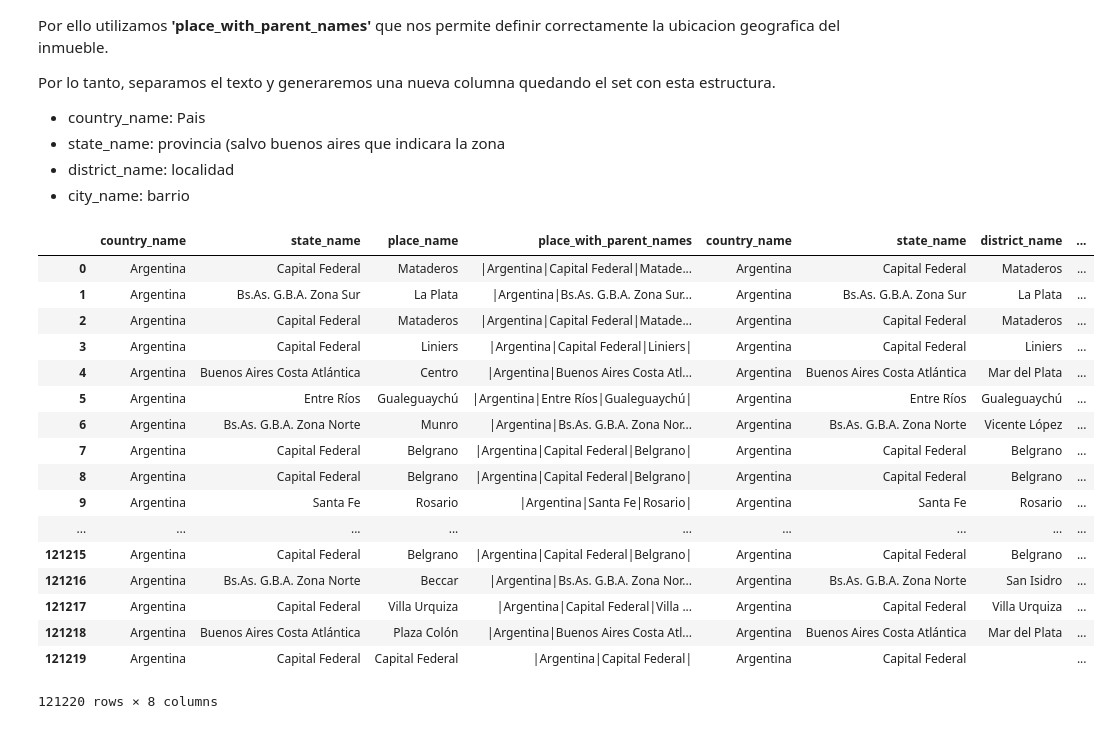
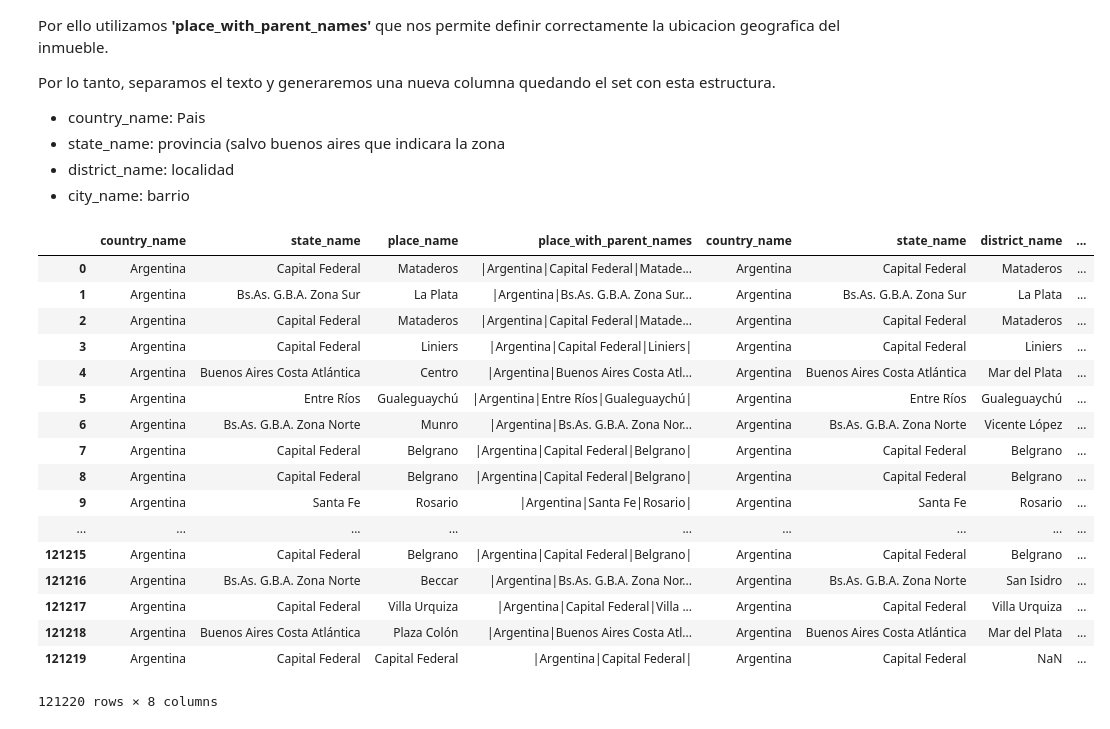
Before and after one commit to rgvillar/properati, a Jupyter notebook: Properati.ipynb, the cells around one changed output. Cells and saved outputs as stored; diff of their text form; code cells hidden in the pictures.

Commit message:
Add files via upload
calculo de porcentage de null price por state_name
Nan donde state_name=district _name
ubicacion de los inmuebles con geopandas para luego analizar por buffer

```diff
--- a/Properati.ipynb
+++ b/Properati.ipynb
@@ -301,36 +265,36 @@ dfplacename=[sublista.split('|') for sublista in dfprop['place_with_parent_names
 # ['', 'Argentina', 'Bs.As. G.B.A. Zona Norte', 'Vicente López', 'Munro', '']
 dfplacename=[sublista[1:5] for sublista in dfplacename]
 
 #
-dfprop['district_name']=[str(sublista[2]) for sublista in dfplacename]
+dfprop['district_name']=[str.strip(sublista[2]) if str.strip(sublista[2])!='' else np.nan for sublista in dfplacename]
 
-dfprop['city_name']=[sublista[3] if len(sublista)>3 else '' for sublista in dfplacename]
+dfprop['city_name']=[str.strip(sublista[3]) if (len(sublista)>3  and sublista[3]) else np.nan for sublista in dfplacename]
 
 # originalmente viene  'country_name','state_name','place_name'
 # Yo diria de dejar estas columnas 'country_name','state_name','district_name','city_name'
 # A partir de esas hacer las imputaciones
 
 # Es mas con el geonamid o con lat-lon podriamos ver de completar los valores nulos
 
 dfprop[['country_name','state_name','place_name','place_with_parent_names','country_name','state_name','district_name','city_name']]
 # %% [output]
 |  | country_name | state_name | place_name | place_with_parent_names | country_name | state_name | district_name | ... |
 | 0 | Argentina | Capital Federal | Mataderos | |Argentina|Capital Federal|Matade... | Argentina | Capital Federal | Mataderos | ... |
 | 1 | Argentina | Bs.As. G.B.A. Zona Sur | La Plata | |Argentina|Bs.As. G.B.A. Zona Sur... | Argentina | Bs.As. G.B.A. Zona Sur | La Plata | ... |
 | 2 | Argentina | Capital Federal | Mataderos | |Argentina|Capital Federal|Matade... | Argentina | Capital Federal | Mataderos | ... |
 | 3 | Argentina | Capital Federal | Liniers | |Argentina|Capital Federal|Liniers| | Argentina | Capital Federal | Liniers | ... |
 | 4 | Argentina | Buenos Aires Costa Atlántica | Centro | |Argentina|Buenos Aires Costa Atl... | Argentina | Buenos Aires Costa Atlántica | Mar del Plata | ... |
 | 5 | Argentina | Entre Ríos | Gualeguaychú | |Argentina|Entre Ríos|Gualeguaychú| | Argentina | Entre Ríos | Gualeguaychú | ... |
 | 6 | Argentina | Bs.As. G.B.A. Zona Norte | Munro | |Argentina|Bs.As. G.B.A. Zona Nor... | Argentina | Bs.As. G.B.A. Zona Norte | Vicente López | ... |
 | 7 | Argentina | Capital Federal | Belgrano | |Argentina|Capital Federal|Belgrano| | Argentina | Capital Federal | Belgrano | ... |
 | 8 | Argentina | Capital Federal | Belgrano | |Argentina|Capital Federal|Belgrano| | Argentina | Capital Federal | Belgrano | ... |
 | 9 | Argentina | Santa Fe | Rosario | |Argentina|Santa Fe|Rosario| | Argentina | Santa Fe | Rosario | ... |
 | ... | ... | ... | ... | ... | ... | ... | ... | ... |
 | 121215 | Argentina | Capital Federal | Belgrano | |Argentina|Capital Federal|Belgrano| | Argentina | Capital Federal | Belgrano | ... |
 | 121216 | Argentina | Bs.As. G.B.A. Zona Norte | Beccar | |Argentina|Bs.As. G.B.A. Zona Nor... | Argentina | Bs.As. G.B.A. Zona Norte | San Isidro | ... |
 | 121217 | Argentina | Capital Federal | Villa Urquiza | |Argentina|Capital Federal|Villa ... | Argentina | Capital Federal | Villa Urquiza | ... |
 | 121218 | Argentina | Buenos Aires Costa Atlántica | Plaza Colón | |Argentina|Buenos Aires Costa Atl... | Argentina | Buenos Aires Costa Atlántica | Mar del Plata | ... |
-| 121219 | Argentina | Capital Federal | Capital Federal | |Argentina|Capital Federal| | Argentina | Capital Federal |  | ... |
+| 121219 | Argentina | Capital Federal | Capital Federal | |Argentina|Capital Federal| | Argentina | Capital Federal | NaN | ... |
 121220 rows × 8 columns
 # %%
 def show_values(df , column):
```
Also changed, not shown: parts of 17 cells of this notebook.
